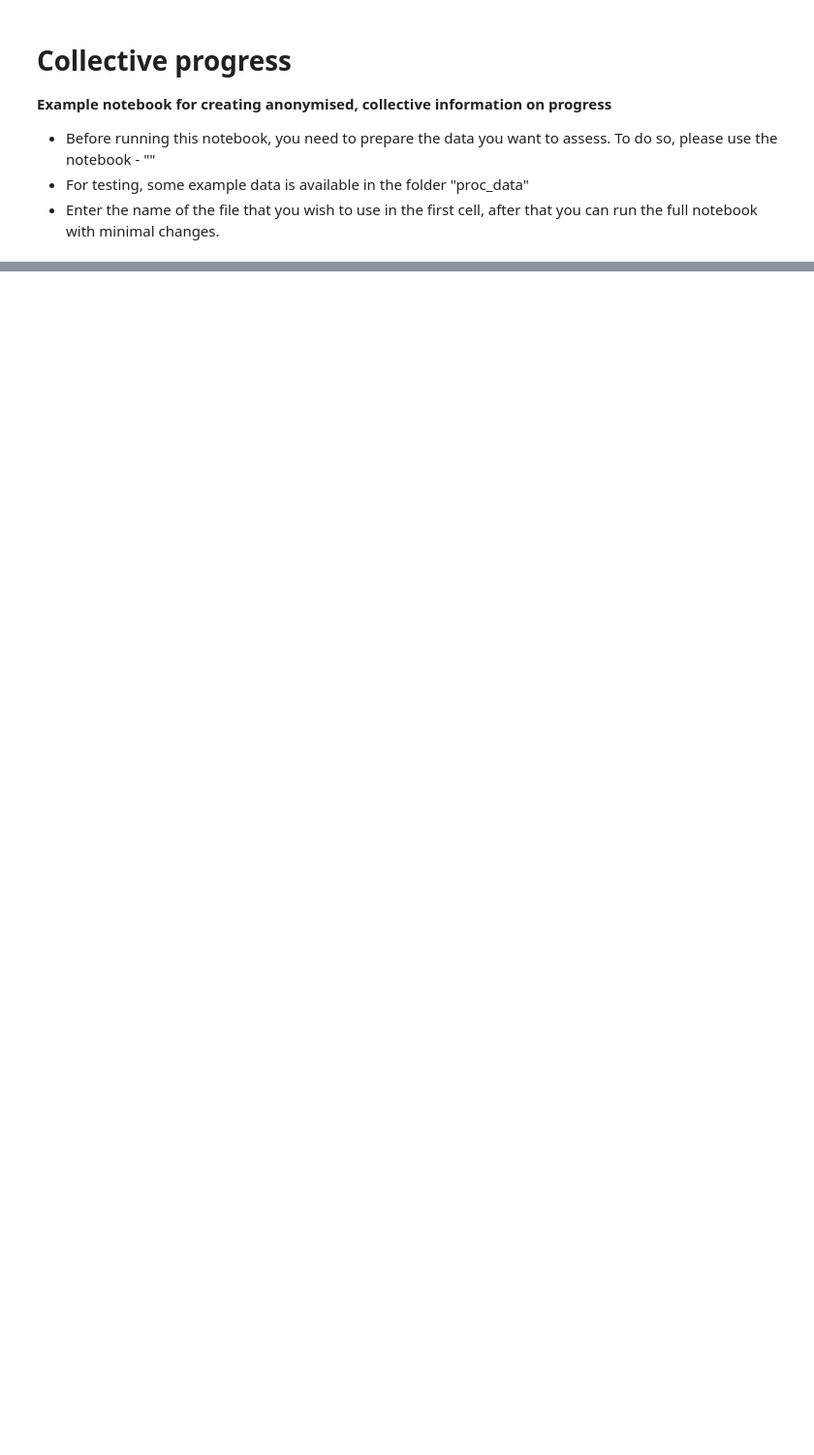
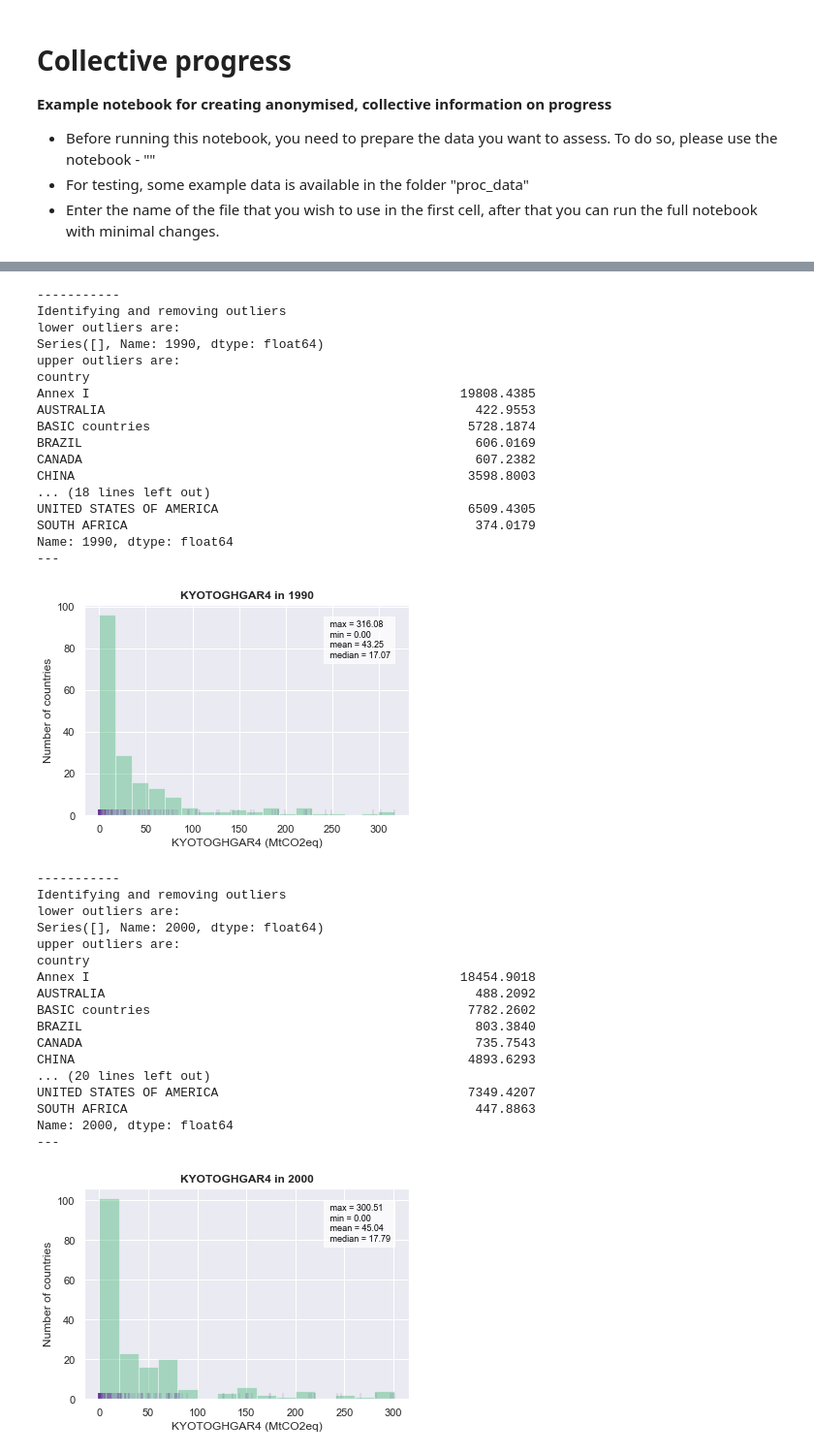
Before and after one commit to mljeffery/performance-distribution-tools, a Jupyter notebook: make-collective-progress-plots.ipynb, the cells around one changed output, grey strips where cells are left out. Shown: that part at 97% size. Cells and saved outputs as stored; diff of their text form; code cells hidden in the pictures; blank space fills up the shorter version.

Commit message:
further develop python notebook for plotting

```diff
--- a/make-collective-progress-plots.ipynb
+++ b/make-collective-progress-plots.ipynb
@@ -22,7 +37,8 @@ import os
 # Choose what you would like to plot
 
 #TODO - recommend a file name format to include the variable and the source.
-data_file_name = 'UN-population-data-2017.csv'
+data_file_name = 'PRIMAPHIST20-data-M0EL-KGHG.csv'
+#data_file_name = 'UN-population-data-2017.csv'
 years_of_interest = ['1990', '2000', '2015']
 
 # read the data from file and extract the key information
@@ -37,4 +53,4 @@ data_years = data_years.dropna(axis=1, how='any')
 #TODO - add some checks / validation
 
 # remove comment below to display the data
-#data_years
+data_years
@@ -120,0 +239,42 @@ SyntaxError: unexpected EOF while parsing (<ipython-input-84-f02dd8c13a69>, line
+# %%
+# Plot 1 - make a histogram of absolute data
+
+for selected_year in years_of_interest:
+    make_histogram(data_years[selected_year], variable, unit, remove_outliers=True)
+# %% [output]
+-----------
+Identifying and removing outliers
+lower outliers are:
+Series([], Name: 1990, dtype: float64)
+upper outliers are:
+country
+Annex I                                                 19808.4385
+AUSTRALIA                                                 422.9553
+BASIC countries                                          5728.1874
+BRAZIL                                                    606.0169
+CANADA                                                    607.2382
+CHINA                                                    3598.8003
+... (18 lines left out)
+UNITED STATES OF AMERICA                                 6509.4305
+SOUTH AFRICA                                              374.0179
+Name: 1990, dtype: float64
+---
+[figure, added]
+-----------
+Identifying and removing outliers
+lower outliers are:
+Series([], Name: 2000, dtype: float64)
+upper outliers are:
+country
+Annex I                                                 18454.9018
+AUSTRALIA                                                 488.2092
+BASIC countries                                          7782.2602
+BRAZIL                                                    803.3840
+CANADA                                                    735.7543
+CHINA                                                    4893.6293
+... (20 lines left out)
+UNITED STATES OF AMERICA                                 7349.4207
+SOUTH AFRICA                                              447.8863
+Name: 2000, dtype: float64
+---
+[figure, added]
```
Also changed, not shown: parts of 10 cells of this notebook, 2 other files.
